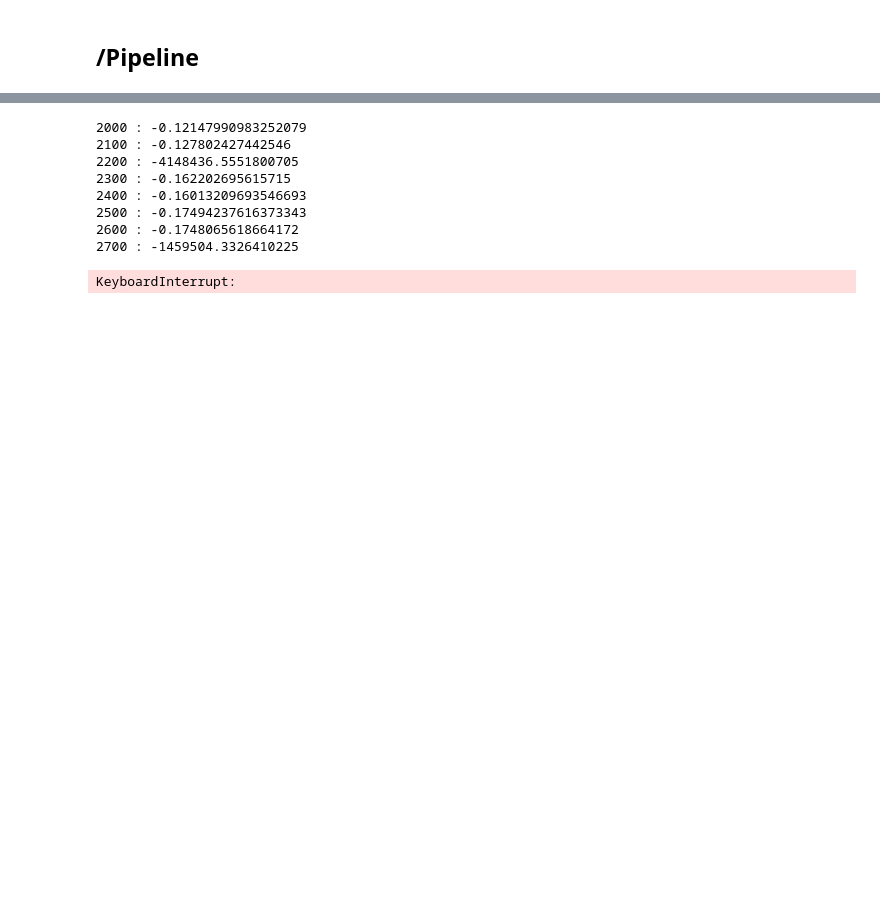
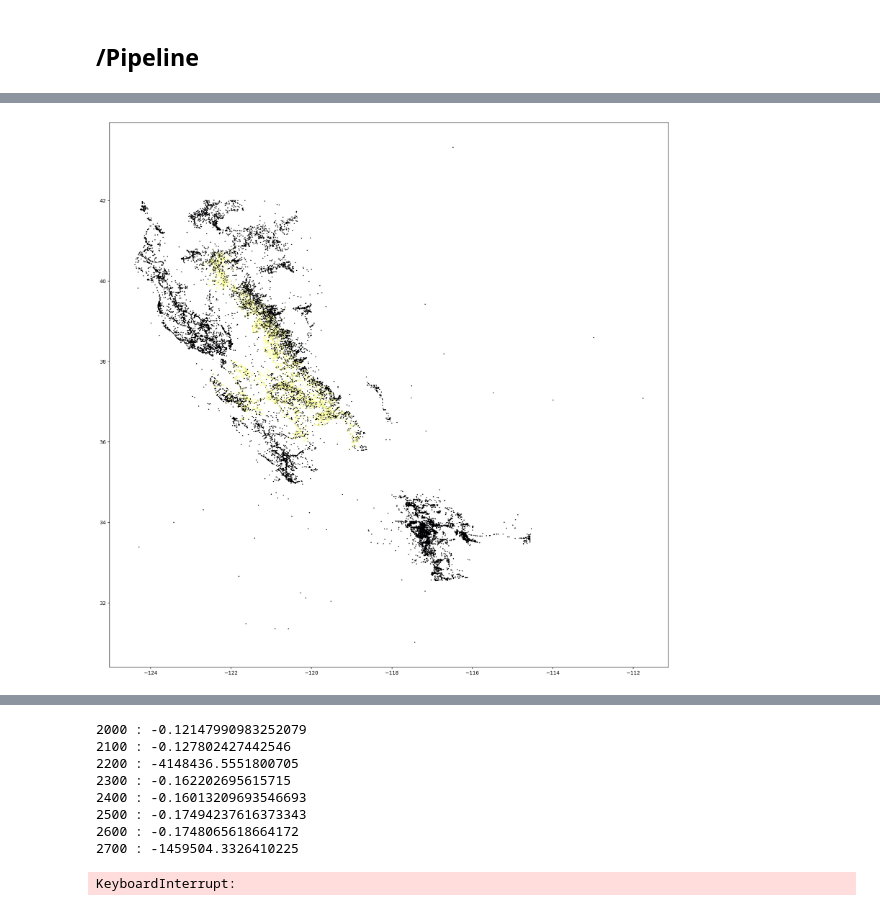
Before and after one commit to Davidloku1234567/Cal_Fire, a Jupyter notebook: acres.ipynb, the cells around one changed output, grey strips where cells are left out. Cells and saved outputs as stored; diff of their text form; code cells hidden in the pictures; blank space fills up the shorter version.

```diff
--- a/acres.ipynb
+++ b/acres.ipynb
@@ -201,3 +410,8 @@ plt.scatter(df['longitude'], df['latitude'], c=db_model.labels_, s=1, cmap="plas
+# %%
+plt.figure(figsize=(20, 20))
+plt.scatter(df['longitude'], df['latitude'], c=db_model.labels_==7, s=1, cmap="inferno");
+# %% [output]
+[figure, added]
 # %%
 len(set(db_model.labels_))
 # %% [output]
```
Also changed, not shown: parts of 44 cells of this notebook.
